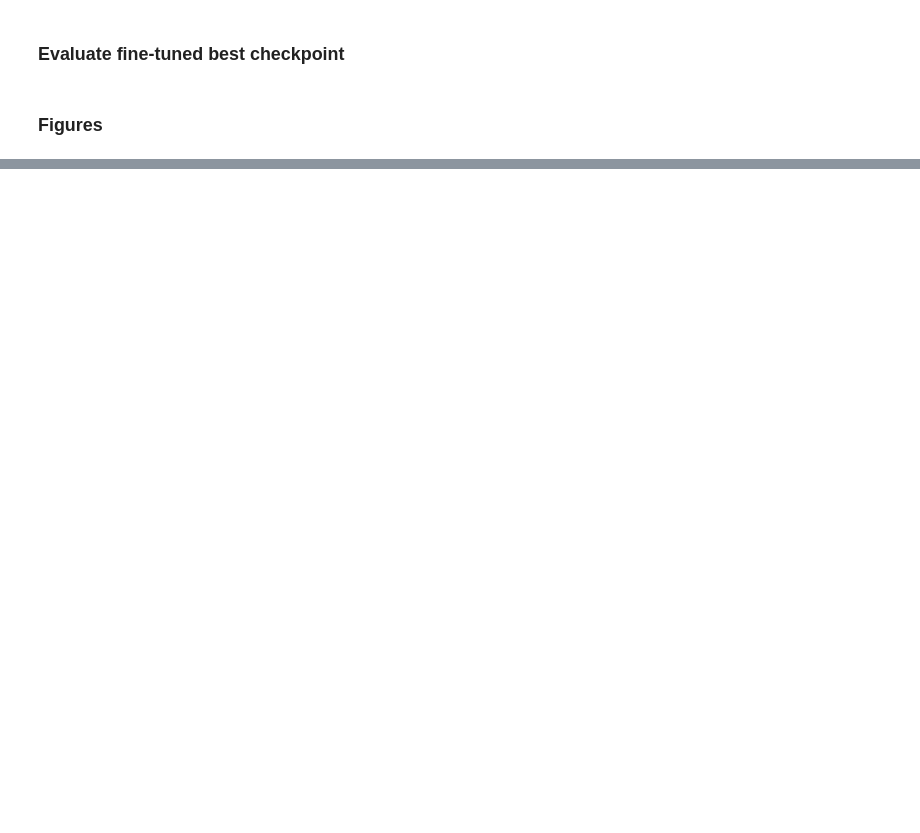
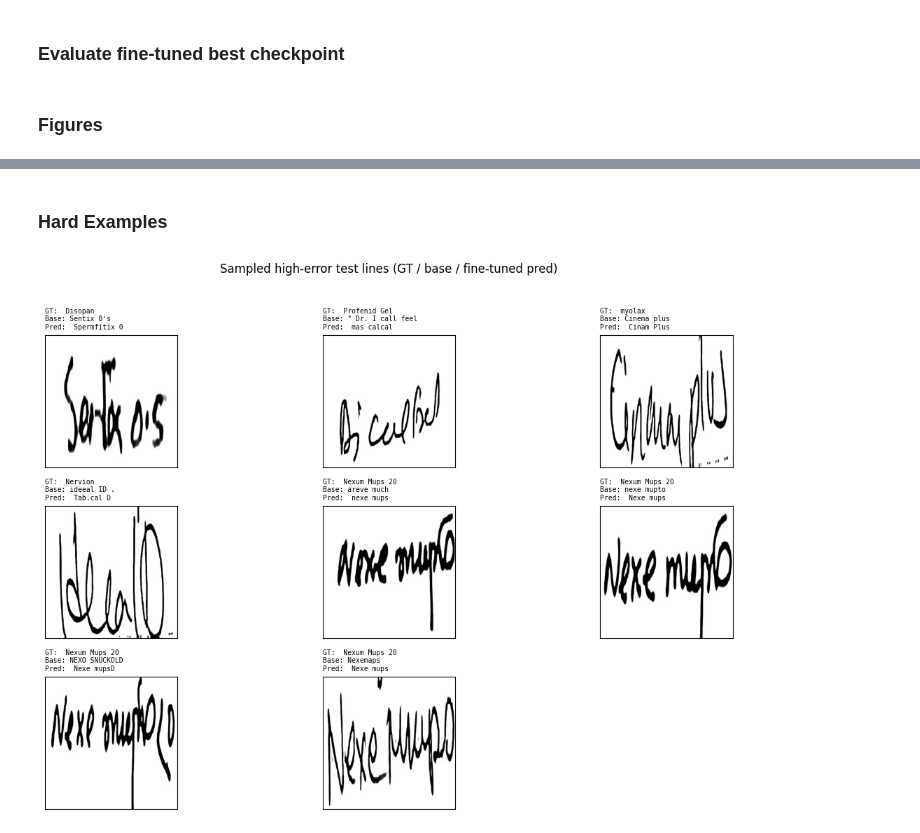
Before and after one commit to medical-ocr/medical-ocr, a Jupyter notebook: evaluation.ipynb, the cells around one changed output, grey strips where cells are left out. Drawn from its saved outputs; the diff is of its cells as text; code cells hidden in the pictures; blank space fills up the shorter version.

```diff
--- a/evaluation.ipynb
+++ b/evaluation.ipynb
@@ -327,2 +327,41 @@ Delta (base - fine)  WER: 0.831851  CER: 0.011741
 Bucket totals check - base: 1115 / 1115
 Bucket totals check - fine: 1115 / 1115
+# %% [markdown]
+### Hard Examples
+# %%
+import random
+
+# Hard examples: sort mistakes by word ops, then sample with a fixed seed
+HARD_N = 8
+HARD_SEED = 7
+rng = random.Random(HARD_SEED)
+
+ops = per_line_word_error_counts(res_ft["refs"], res_ft["preds"])
+wrong = [i for i, (r, p) in enumerate(zip(res_ft["refs"], res_ft["preds"])) if r != p]
+wrong.sort(key=lambda j: -ops[j])
+cand = wrong[: max(3 * HARD_N, HARD_N)]
+pick = rng.sample(cand, k=min(HARD_N, len(cand))) if cand else []
+pick.sort()
+
+if not pick:
+    print("No incorrect predictions on the test set to display.")
+else:
+    nc, nr = 3, int(np.ceil(len(pick) / 3))
+    fig, axes = plt.subplots(nr, nc, figsize=(4.2 * nc, 2.6 * nr))
+    axes = np.array(axes).ravel()
+    for k, ax in enumerate(axes):
+        if k >= len(pick):
+            ax.axis("off")
+            continue
+        j = pick[k]
+        im = Image.open(res_ft["paths"][j]).convert("RGB")
+        ax.imshow(im)
+        t = f"GT:  {res_ft['refs'][j]}\nBase: {res_base['preds'][j]}\nPred:  {res_ft['preds'][j]}"
+        ax.set_title(t, fontsize=7, family="monospace", loc="left")
+        ax.set_xticks([])
+        ax.set_yticks([])
+    plt.suptitle("Sampled high-error test lines (GT / base / fine-tuned pred)", y=1.02)
+    plt.tight_layout()
+    plt.show()
+# %% [output]
+[figure, added]
```
Also changed, not shown: parts of 4 cells of this notebook, 1 other file.
